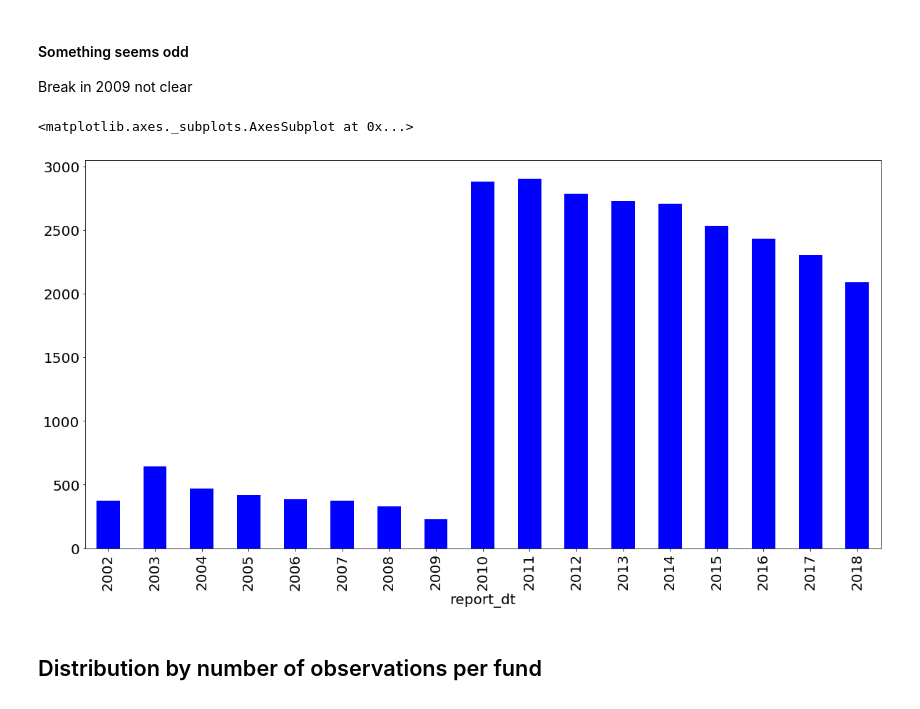
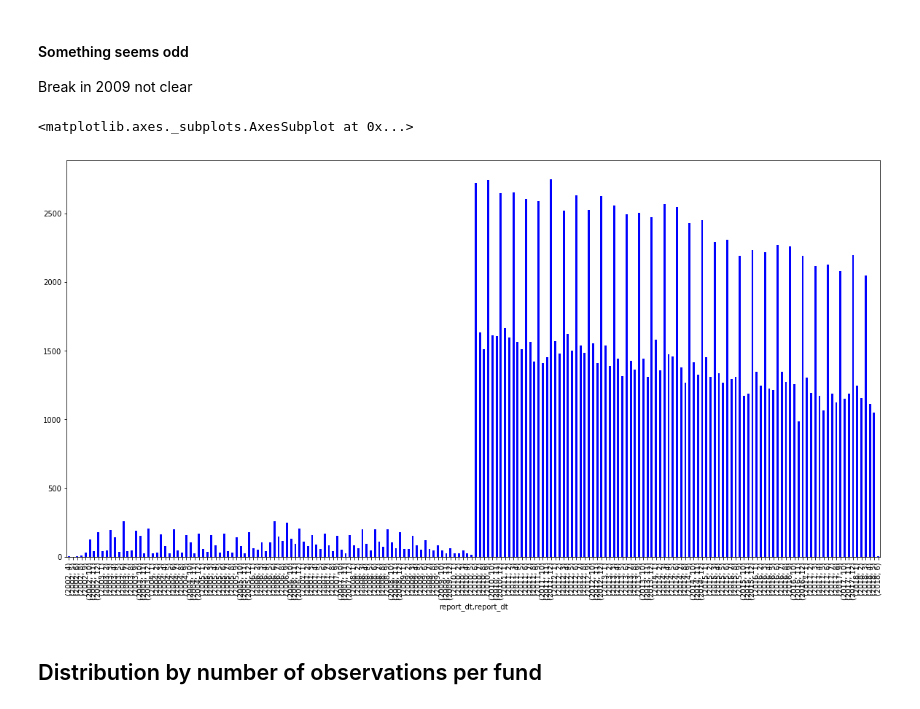
Before and after one commit to Amglex/Mutual-Funds, a Jupyter notebook: notebooks/031 - Analysis of fund_info.ipynb, the cells around one changed output. Cells and saved outputs as stored; diff of their text form; code cells hidden in the pictures.

```diff
--- a/notebooks/031 - Analysis of fund_info.ipynb
+++ b/notebooks/031 - Analysis of fund_info.ipynb
@@ -37,19 +41,19 @@ Break in 2009 not clear
 # %%
 # Analysis of selected funds
 
 ## Distribution by date(info_df["report_dt"]
 (info_df["port_no"]
     .groupby([
          info_df["report_dt"].dt.year,
-#         info_df["report_dt"].dt.month
+         info_df["report_dt"].dt.month
      ])
      .nunique()
      .plot(kind="bar",
            color = 'b',
           figsize=(20,10)))
 # %% [output]
 <matplotlib.axes._subplots.AxesSubplot at 0x...>
-[figure, old version]
+[figure, new version]
 # %% [markdown]
 ## Distribution by number of observations per fund
 # %%
```
Also changed, not shown: parts of 15 cells of this notebook, 5 other files.
